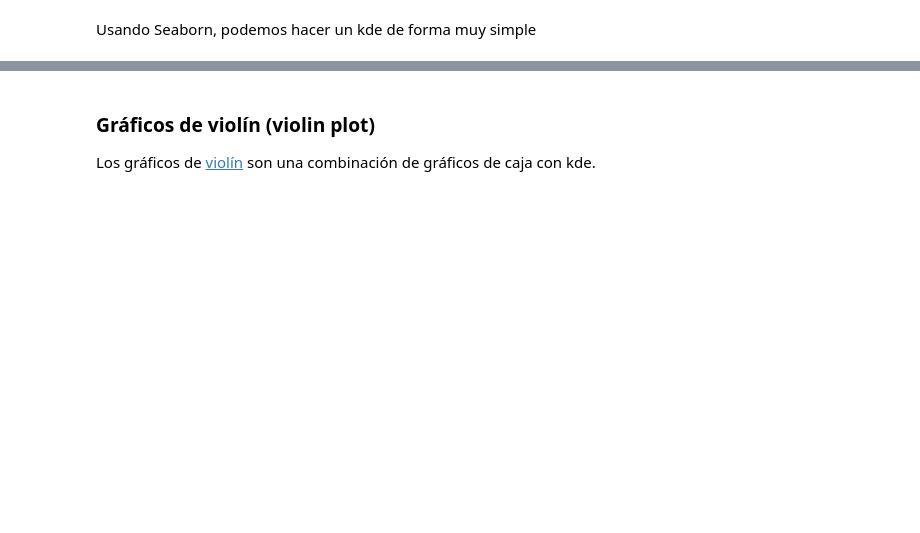
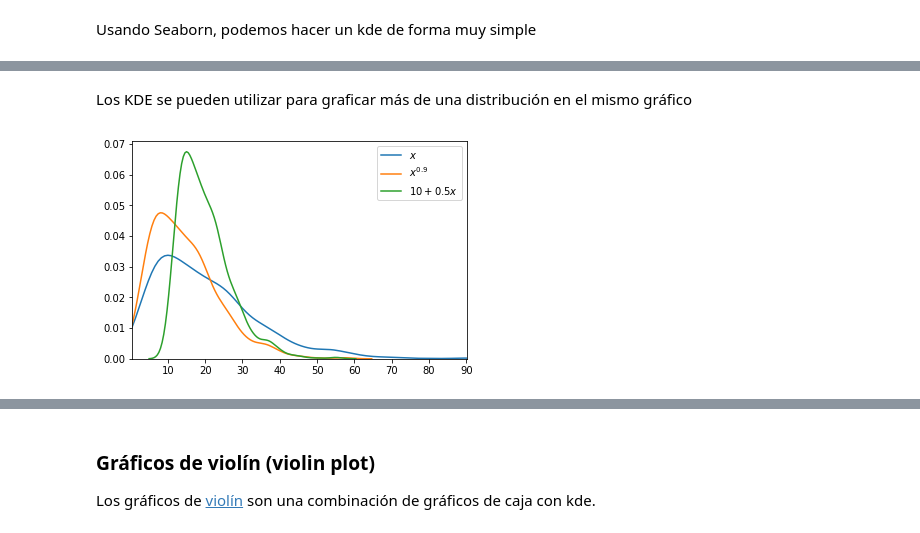
Before and after one commit to danzaconloros/intro_ciencia_de_datos, a Jupyter notebook: 01_arreglos_graficos_y_2D.ipynb, the cells around one changed output, grey strips where cells are left out. Cells and saved outputs as stored; diff of their text form; code cells hidden in the pictures; blank space fills up the shorter version.

```diff
--- a/01_arreglos_graficos_y_2D.ipynb
+++ b/01_arreglos_graficos_y_2D.ipynb
@@ -551,0 +556,10 @@ plt.ylabel('$density$');
+# %% [markdown]
+Los KDE se pueden utilizar para graficar más de una distribución en el mismo gráfico
+# %%
+sns.kdeplot(x, label='$x$')
+sns.kdeplot(x**0.9, label='$x^{0.9}$')
+sns.kdeplot(10 + x*0.5, label='$10 + 0.5x$')
+plt.xlim(x.min(), x.max());
+plt.legend();
+# %% [output]
+[figure, added]
```
Also changed, not shown: parts of 30 cells of this notebook.
